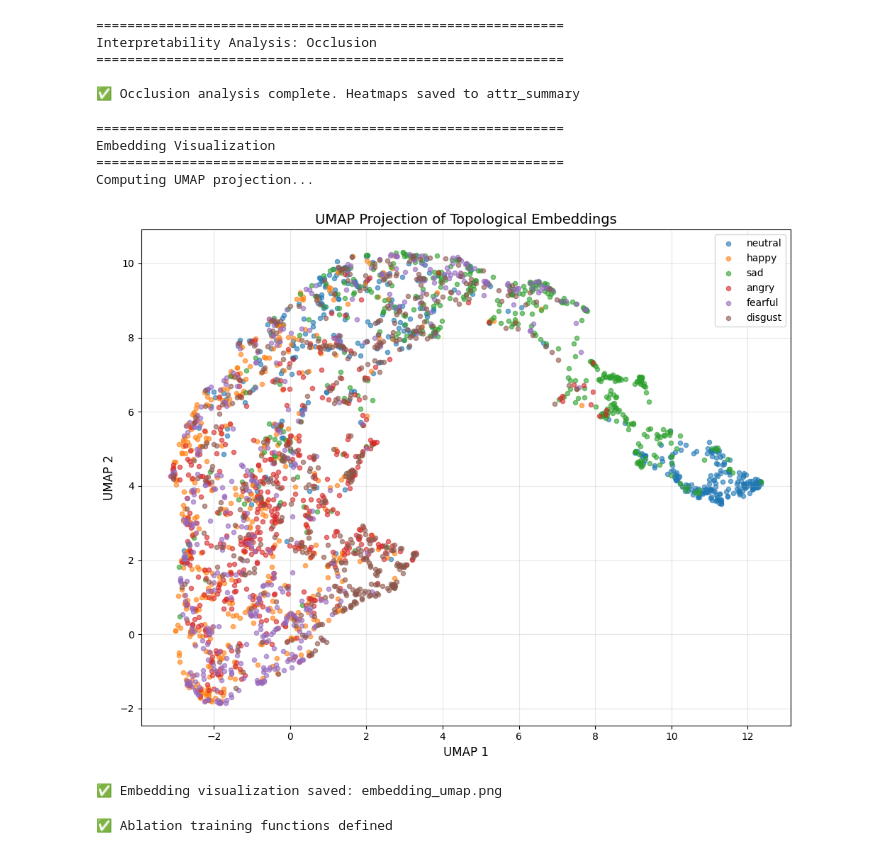
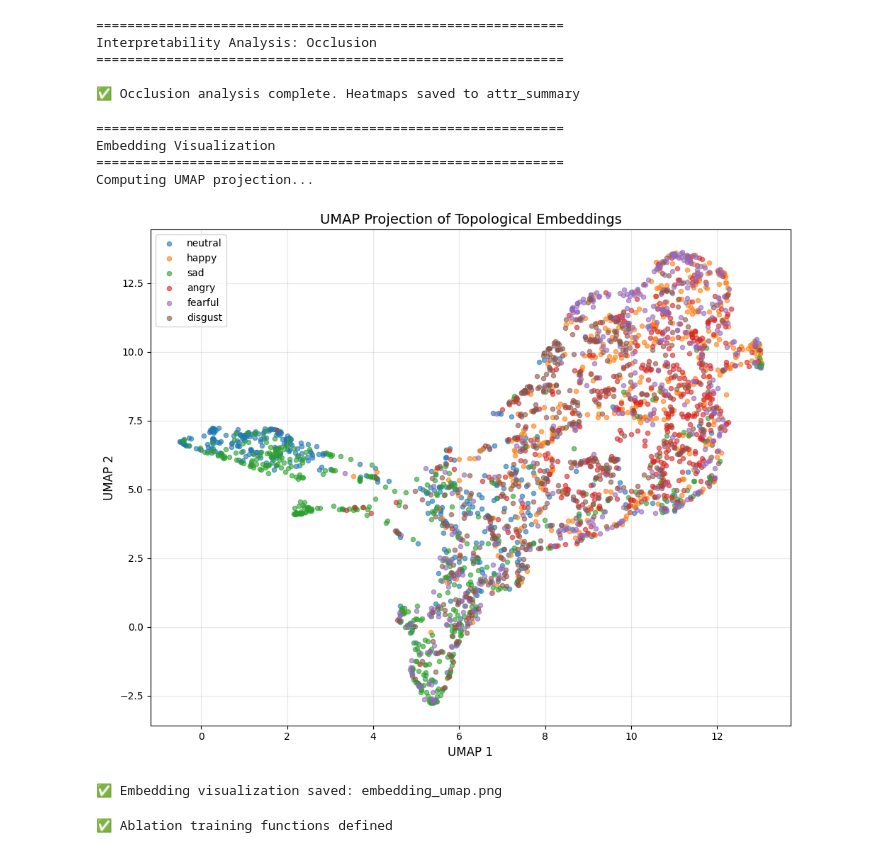
Before and after one commit to michelraskin/simplicialcomplex, a Jupyter notebook: paper_notebook.ipynb, the cells around one changed output. Cells and saved outputs as stored; diff of their text form; code cells hidden in the pictures.

```diff
--- a/paper_notebook.ipynb
+++ b/paper_notebook.ipynb
@@ -1076,14 +1586,24 @@ def compute_channel_importance_ig(model, test_loader, device, save_dir="attr_sum
     np.save(save_dir / "per_channel_scores_ig.npy", per_channel_scores)
     return per_channel_scores
 
+test_dataset_topo  = TensorDataset(
+    X_test2_tensor,
+    y_test_tensor
+)
 
-# Run IG analysis on topological model
-if 'model_topo' in locals() and 'test_loader_topo' in locals():
-    print("\n" + "="*60)
-    print("Interpretability Analysis: Integrated Gradients")
-    print("="*60)
-    model_topo.load_state_dict(torch.load("best_model_topo.pth"))
-    channel_scores_ig = compute_channel_importance_ig(model_topo, test_loader_topo, device)
+test_loader_topo = DataLoader(
+    test_dataset_topo,
+    batch_size=256,
+    shuffle=False
+)
+
+model_topo = TopologicalCNN().to(device)
+# Run IG analysis on topological
+print("\n" + "="*60)
+print("Interpretability Analysis: Integrated Gradients")
+print("="*60)
+model_topo.load_state_dict(torch.load("best_model_topo_seed0.pth"))
+channel_scores_ig = compute_channel_importance_ig(model_topo, test_loader_topo, device)
 # %% [output]
 ============================================================
 Interpretability Analysis: Integrated Gradients
@@ -1163,7 +1683,7 @@ if 'model_topo' in locals() and 'test_loader_topo' in locals():
     print("\n" + "="*60)
     print("Interpretability Analysis: Occlusion")
     print("="*60)
-    model_topo.load_state_dict(torch.load("best_model_topo.pth"))
+    model_topo.load_state_dict(torch.load("best_model_topo_seed0.pth"))
     occlusion_attrs = compute_channel_importance_occlusion(
         model_topo, test_loader_topo, device, patch_size=8, stride=4
     )
@@ -1205,35 +1725,35 @@ def visualize_embeddings(model, test_loader, device):
     plt.figure(figsize=(10, 8))
     for c, (name, color) in enumerate(zip(emotions, colors)):
         mask = (y_emb == c)
         plt.scatter(X_2d[mask, 0], X_2d[mask, 1], s=20, alpha=0.6,
                     label=name, color=color)
 
     plt.title("UMAP Projection of Topological Embeddings", fontsize=14)
     plt.xlabel("UMAP 1", fontsize=12)
     plt.ylabel("UMAP 2", fontsize=12)
     plt.legend(loc='best', fontsize=10)
     plt.grid(alpha=0.3)
     plt.tight_layout()
     plt.savefig('embedding_umap.png', dpi=300, bbox_inches='tight')
     plt.show()
 
     print("\n✅ Embedding visualization saved: embedding_umap.png")
     return X_2d, y_emb
 
 
 # Visualize topological embeddings
 if 'model_topo' in locals() and 'test_loader_topo' in locals():
     print("\n" + "="*60)
     print("Embedding Visualization")
     print("="*60)
-    model_topo.load_state_dict(torch.load("best_model_topo.pth"))
+    model_topo.load_state_dict(torch.load("best_model_topo_seed0.pth"))
     X_2d, y_2d = visualize_embeddings(model_topo, test_loader_topo, device)
 # %% [output]
 ============================================================
 Embedding Visualization
 ============================================================
 Computing UMAP projection...
-[figure, old version]
+[figure, new version]
 ✅ Embedding visualization saved: embedding_umap.png
 # %%
 # Flexible Topological CNN for ablation studies
```
Also changed, not shown: parts of 13 cells of this notebook.
